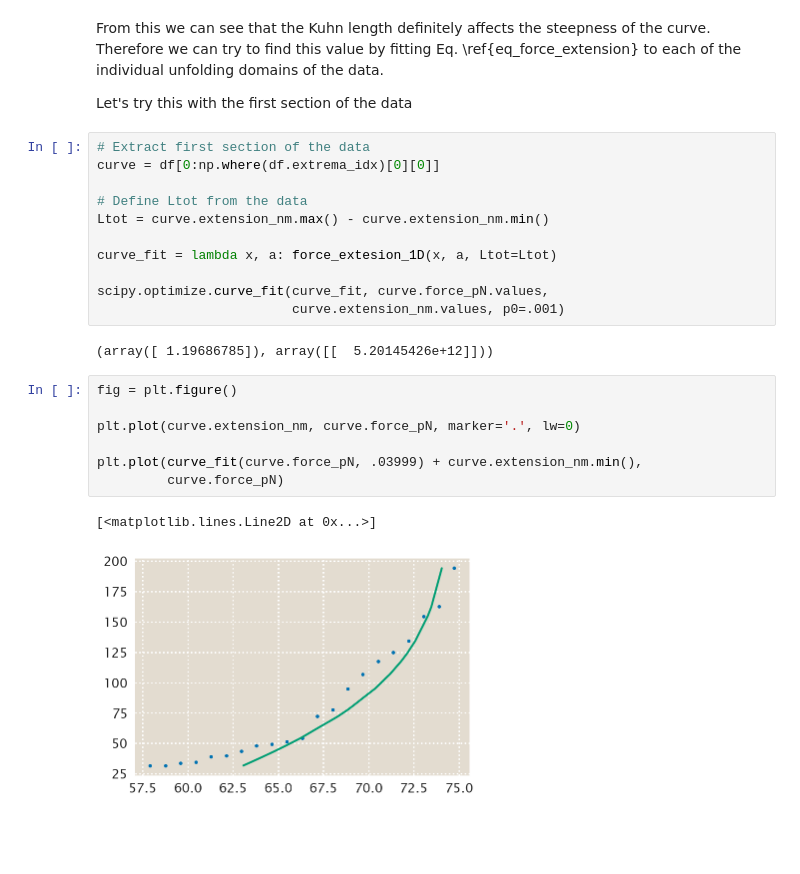
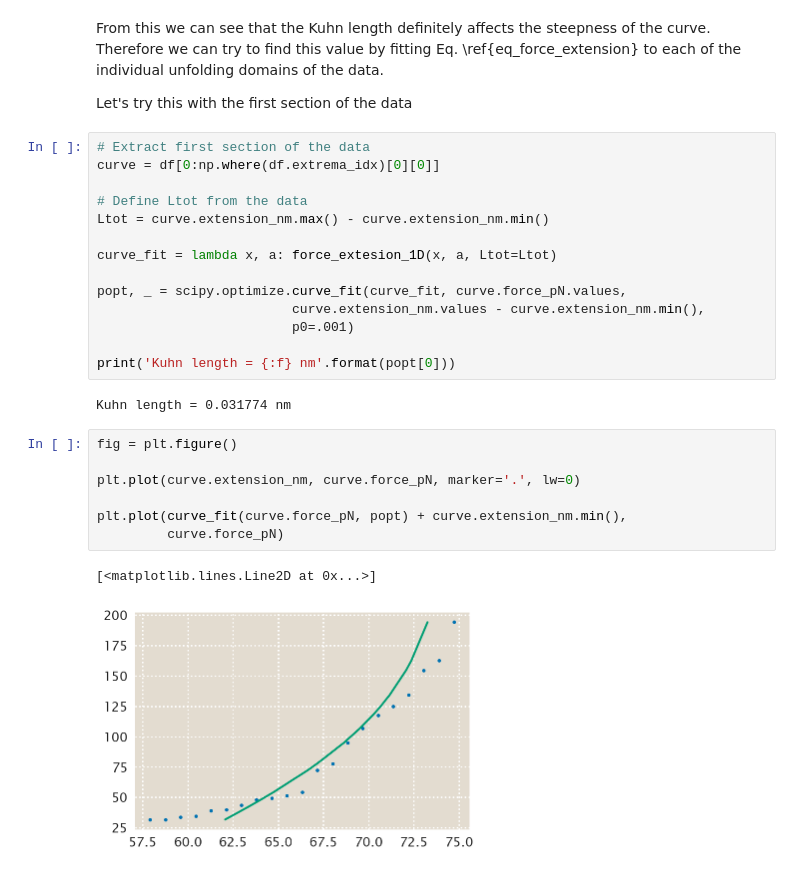
Before and after one commit to mrazomej/pboc, a Jupyter notebook: src/chapter_08.ipynb, the cells around one changed output. Drawn from its saved outputs; the diff is of its cells as text; blank space fills up the shorter version.

```diff
--- a/src/chapter_08.ipynb
+++ b/src/chapter_08.ipynb
@@ -506,17 +506,20 @@ Ltot = curve.extension_nm.max() - curve.extension_nm.min()
 
 curve_fit = lambda x, a: force_extesion_1D(x, a, Ltot=Ltot)
 
-scipy.optimize.curve_fit(curve_fit, curve.force_pN.values,
-                         curve.extension_nm.values, p0=.001)
+popt, _ = scipy.optimize.curve_fit(curve_fit, curve.force_pN.values,
+                         curve.extension_nm.values - curve.extension_nm.min(),
+                         p0=.001)
+
+print('Kuhn length = {:f} nm'.format(popt[0]))
 # %% [output]
-(array([ 1.19686785]), array([[  5.20145426e+12]]))
+Kuhn length = 0.031774 nm
 # %%
 fig = plt.figure()
 
 plt.plot(curve.extension_nm, curve.force_pN, marker='.', lw=0)
 
-plt.plot(curve_fit(curve.force_pN, .03999) + curve.extension_nm.min(),
+plt.plot(curve_fit(curve.force_pN, popt) + curve.extension_nm.min(),
          curve.force_pN)
 # %% [output]
 [<matplotlib.lines.Line2D at 0x...>]
-[figure, old version]
+[figure, new version]
```
